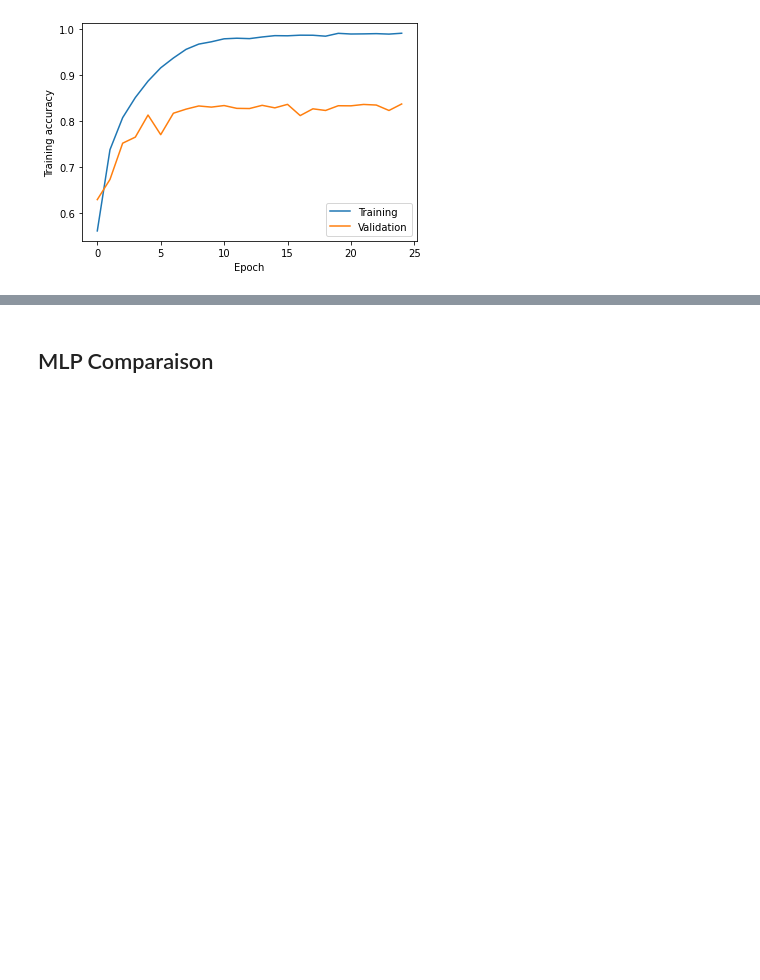
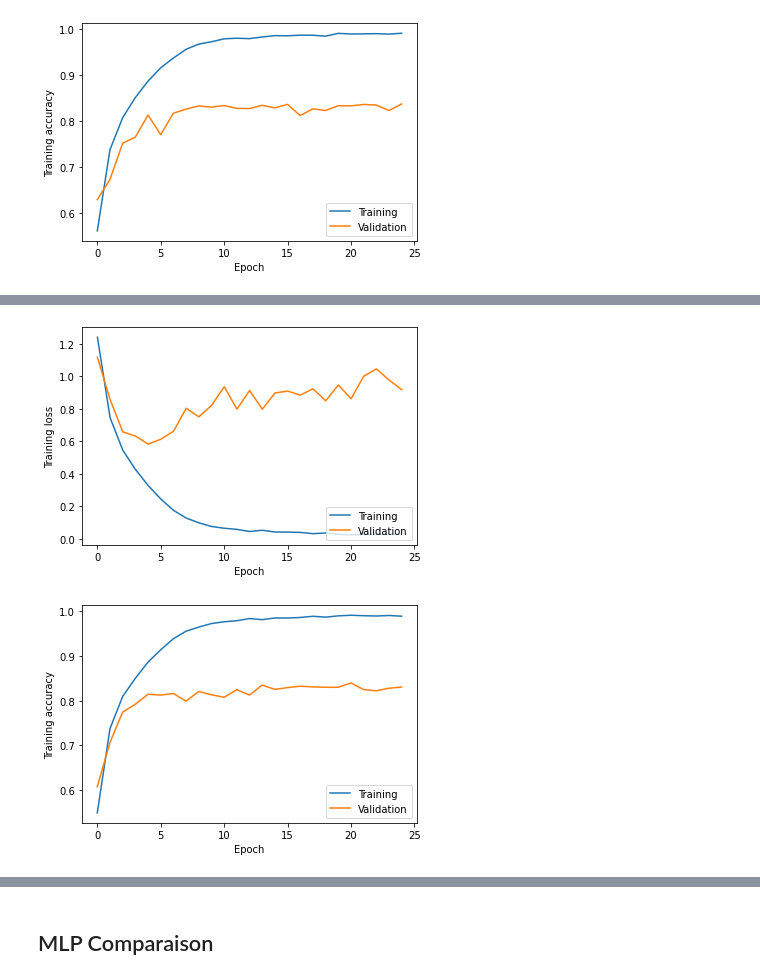
Before and after one commit to LatentDream/deep-learning, a Jupyter notebook: Cours Courville/MLP_&_CNN/solution.ipynb, the cells around one changed output, grey strips where cells are left out. Saved outputs shown, nothing was run; the diff lists cells and outputs as text; code cells hidden in the pictures; blank space fills up the shorter version.

```diff
--- a/Cours Courville/MLP_&_CNN/solution.ipynb
+++ b/Cours Courville/MLP_&_CNN/solution.ipynb
@@ -1236,3 +1236,48 @@ Epoch: 24 | Train Acc: 0.991540 | Train Loss: 0.024986
 Epoch: 24 | Val Acc: 0.837800   | Val Loss: 0.871602
 [figure]
 [figure]
+# %%
+if __name__ == "__main__":
+  use_cuda = torch.cuda.is_available()
+  device = torch.device("cuda:0" if use_cuda else "cpu")
+
+  train_accs, train_losses, val_accs, val_losses = [], [], [], []
+  n_epochs = 25
+
+  model = ResNet18(
+    activation_str="relu",
+    initialization="xavier_normal"
+  ).to(device)
+  criterion = nn.CrossEntropyLoss()
+  optimizer = optim.Adam(model.parameters())
+
+  train_loader, val_loader = get_cifar10()
+
+  for epoch in range(n_epochs):
+    # Training
+    train_acc, train_loss = train_loop(epoch, model, train_loader, criterion, optimizer)
+    train_accs.append(train_acc)
+    train_losses.append(train_loss)
+
+    # Validation
+    val_acc, val_loss = valid_loop(epoch, model, val_loader, criterion)
+    val_accs.append(val_acc)
+    val_losses.append(val_loss)
+
+  plt.figure(0)
+  plt.ylabel("Training loss")
+  plt.xlabel("Epoch")
+  plt.figure(1)
+  plt.ylabel("Training accuracy")
+  plt.xlabel("Epoch")
+
+  plt.figure(0)
+  plt.plot(train_losses, label="Training")
+  plt.plot(val_losses, label="Validation")
+  plt.legend(loc="lower right")
+
+  plt.figure(1)
+  plt.plot(train_accs, label="Training")
+  plt.plot(val_accs, label="Validation")
+  plt.legend(loc="lower right")
+# %% [output]
@@ -1238,0 +1301,2 @@ Epoch: 24 | Val Acc: 0.837800   | Val Loss: 0.871602
+[figure, added]
+[figure, added]
```
Also changed, not shown: parts of 2 cells of this notebook.
